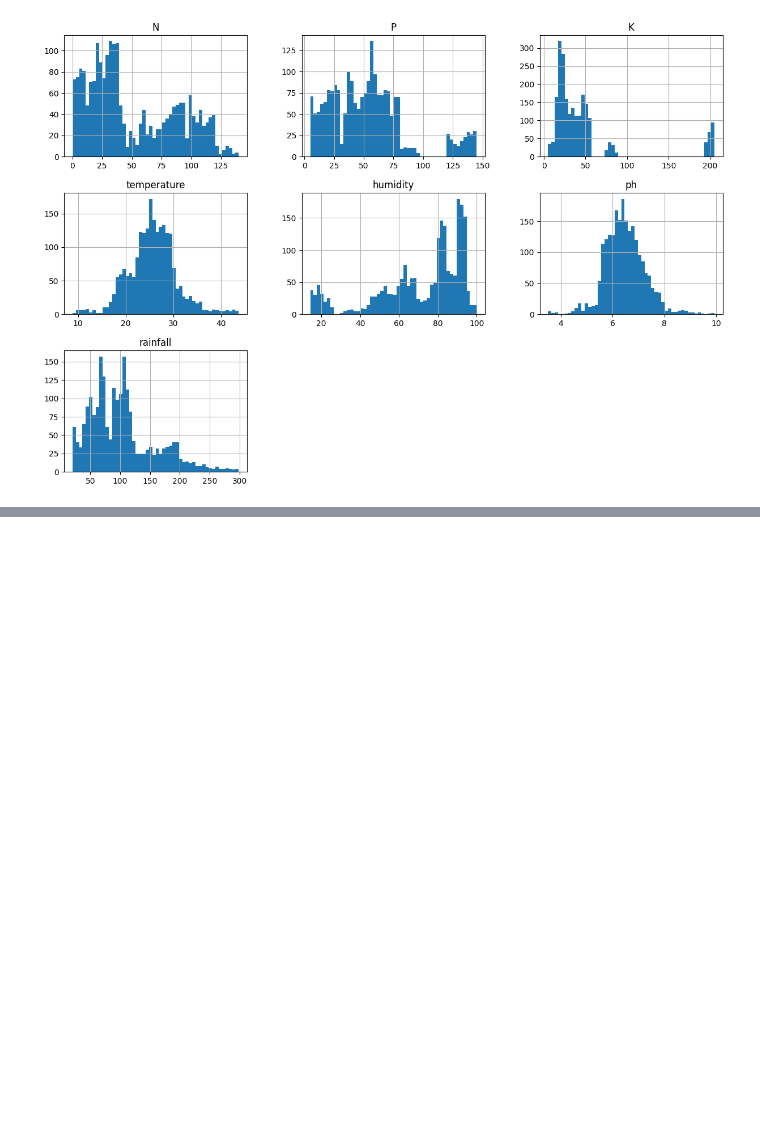
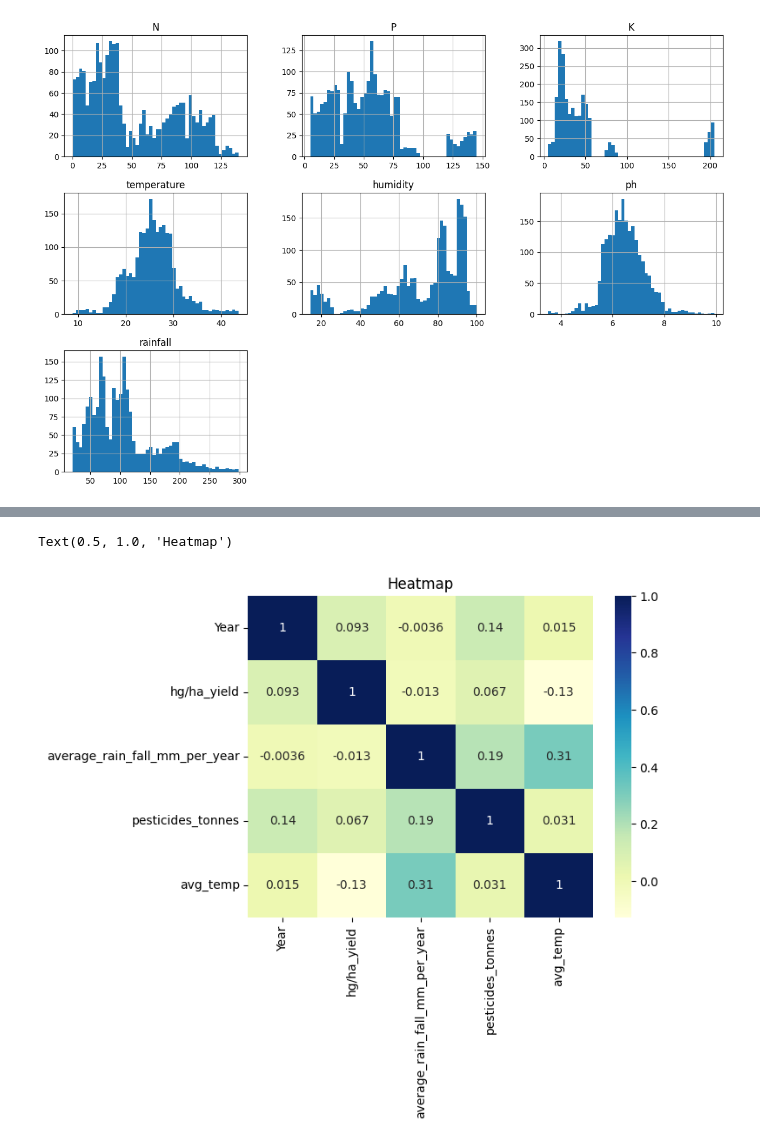
Before and after one commit to abimputraa04/kuliahml, a Jupyter notebook: Untitled2.ipynb, the cells around one changed output, grey strips where cells are left out. Cells and saved outputs as stored; diff of their text form; code cells hidden in the pictures; blank space fills up the shorter version.

```diff
--- a/Untitled2.ipynb
+++ b/Untitled2.ipynb
@@ -114,0 +454,4 @@ sns.pairplot(numerical_df)
+# %%
+Yield_final_data['Item'] = Yield_final_data['Item'].str.replace('paddy','Rice')
+Yield_final_data = Yield_final_data[Yield_final_data['Item'] != 'Plantains and others']
+Yield_final_data['Item'].value_counts()
@@ -114,0 +471,8 @@ sns.pairplot(numerical_df)
+# %%
+num_cor = Yield_final_data.select_dtypes(['int64','float64']).corr()
+# %%
+sns.heatmap(num_cor,cmap = 'YlGnBu',annot = True)
+plt.title('Heatmap')
+# %% [output]
+Text(0.5, 1.0, 'Heatmap')
+[figure, added]
```
Also changed, not shown: parts of 39 cells of this notebook.
